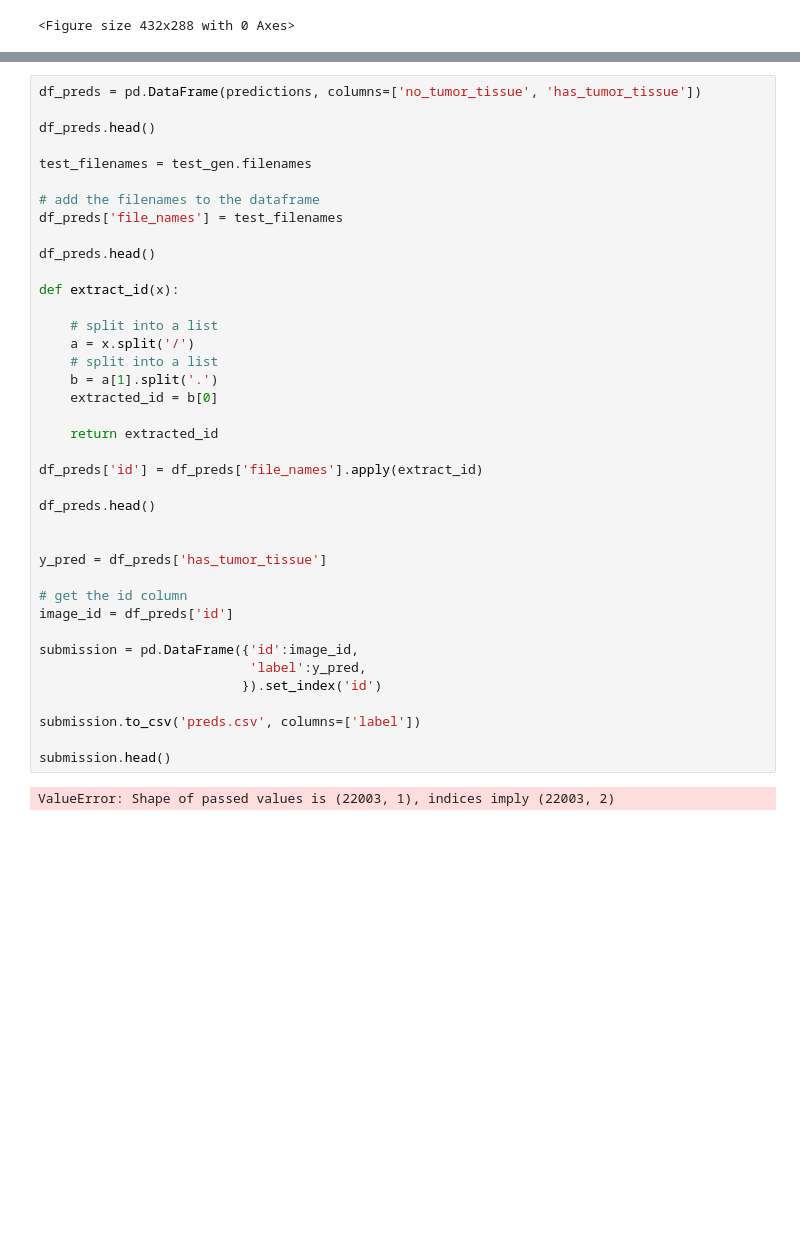
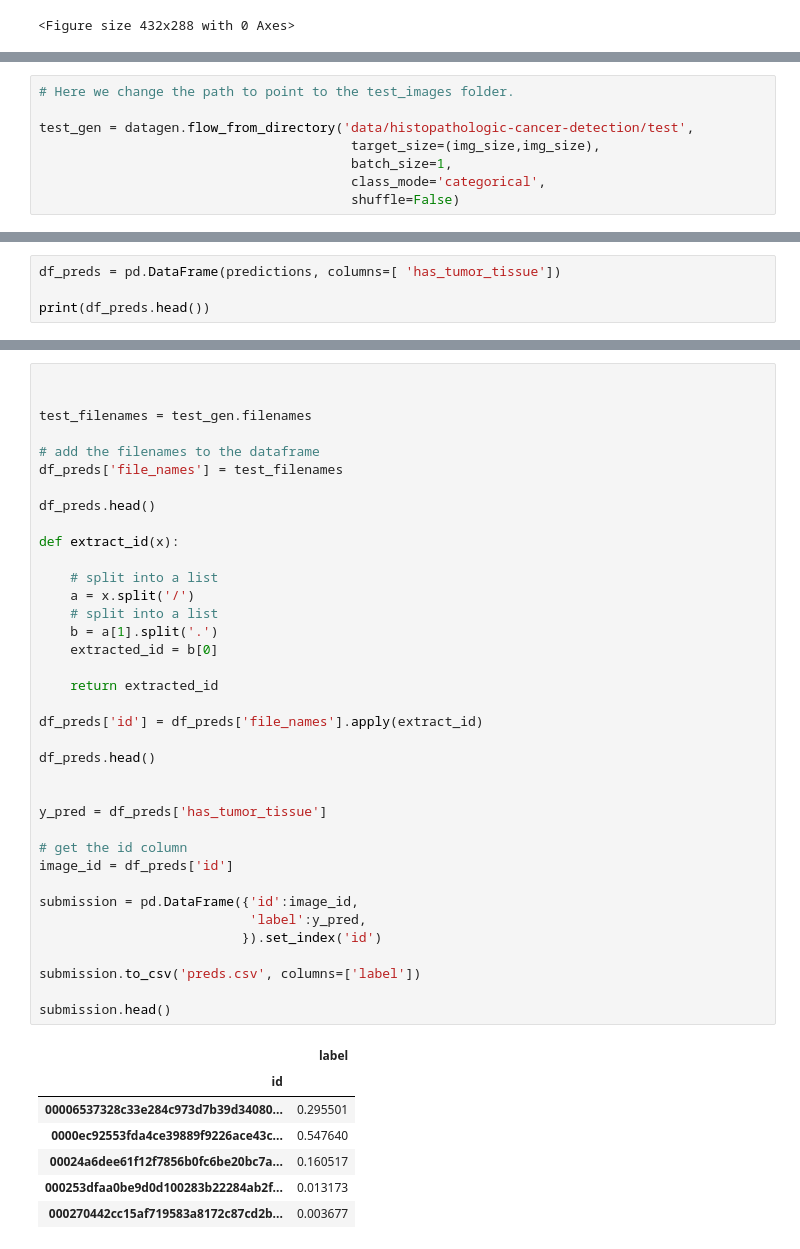
Before and after one commit to Trent-Kindvall/Histopathologic-Cancer-Detection, a Jupyter notebook: cnn.ipynb, the cells around one changed output, grey strips where cells are left out. Cells and saved outputs as stored; diff of their text form; blank space fills up the shorter version.

```diff
--- a/cnn.ipynb
+++ b/cnn.ipynb
@@ -417,0 +453,8 @@ plt.figure()
+# %%
+# Here we change the path to point to the test_images folder.
+
+test_gen = datagen.flow_from_directory('data/histopathologic-cancer-detection/test',
+                                        target_size=(img_size,img_size),
+                                        batch_size=1,
+                                        class_mode='categorical',
+                                        shuffle=False)
@@ -422,0 +468,4 @@ predictions = model2.predict(test_gen, steps=num_test_images, verbose=1)
+# %%
+df_preds = pd.DataFrame(predictions, columns=[ 'has_tumor_tissue'])
+
+print(df_preds.head())
@@ -423,7 +479,5 @@ predictions = model2.predict(test_gen, steps=num_test_images, verbose=1)
 # %%
-df_preds = pd.DataFrame(predictions, columns=['no_tumor_tissue', 'has_tumor_tissue'])
 
-df_preds.head()
 
 test_filenames = test_gen.filenames
 
@@ -433,31 +487,37 @@ df_preds['file_names'] = test_filenames
 df_preds.head()
 
 def extract_id(x):
 
     # split into a list
     a = x.split('/')
     # split into a list
     b = a[1].split('.')
     extracted_id = b[0]
 
     return extracted_id
 
 df_preds['id'] = df_preds['file_names'].apply(extract_id)
 
 df_preds.head()
 
 
 y_pred = df_preds['has_tumor_tissue']
 
 # get the id column
 image_id = df_preds['id']
 
 submission = pd.DataFrame({'id':image_id,
                            'label':y_pred,
                           }).set_index('id')
 
 submission.to_csv('preds.csv', columns=['label'])
 
 submission.head()
 # %% [output]
-ValueError: Shape of passed values is (22003, 1), indices imply (22003, 2)
+|  | label |
+| id |  |
+| 00006537328c33e284c973d7b39d34080... | 0.295501 |
+| 0000ec92553fda4ce39889f9226ace43c... | 0.547640 |
+| 00024a6dee61f12f7856b0fc6be20bc7a... | 0.160517 |
+| 000253dfaa0be9d0d100283b22284ab2f... | 0.013173 |
+| 000270442cc15af719583a8172c87cd2b... | 0.003677 |
```
Also changed, not shown: parts of 23 cells of this notebook, 2 other files.
